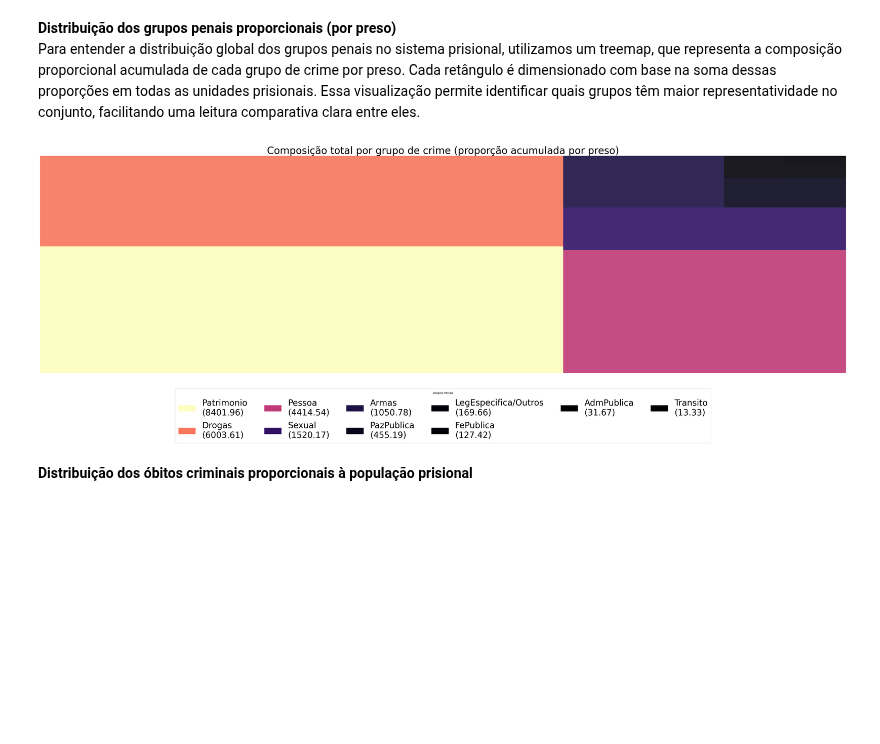
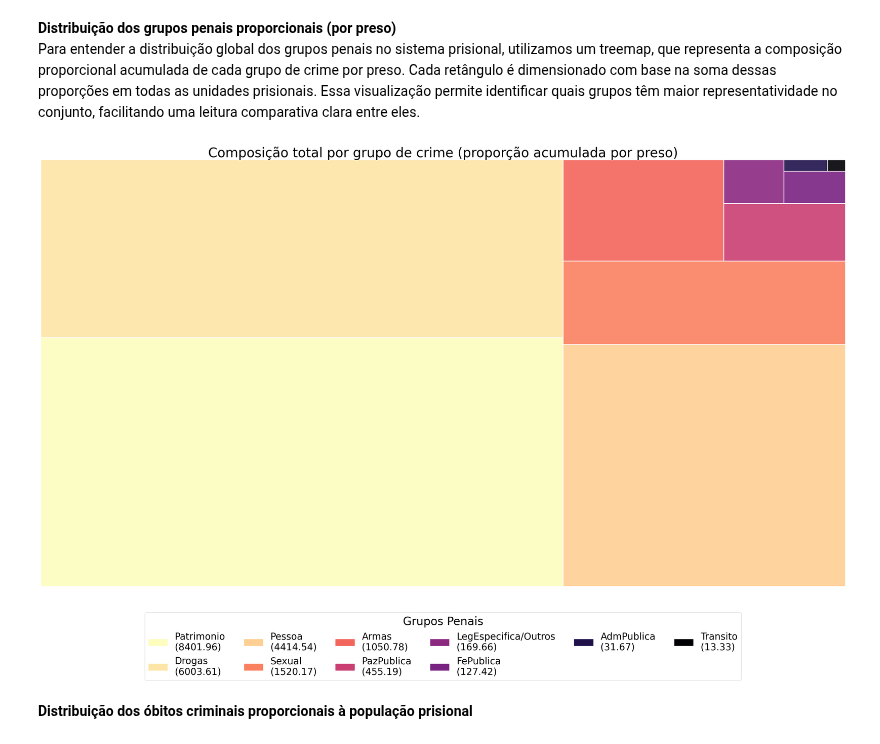
Before and after one commit to Caio-Brega/introducao-ciencia-dos-dados, a Jupyter notebook: TP_ICD.ipynb, the cells around one changed output. Saved outputs shown, nothing was run; the diff lists cells and outputs as text; code cells hidden in the pictures; blank space fills up the shorter version.

```diff
--- a/TP_ICD.ipynb
+++ b/TP_ICD.ipynb
@@ -1258,52 +1258,54 @@ LegEspecifica/Outros: 169.66
 Para entender a distribuição global dos grupos penais no sistema prisional, utilizamos um treemap, que representa a composição proporcional acumulada de cada grupo de crime por preso. Cada retângulo é dimensionado com base na soma dessas proporções em todas as unidades prisionais. Essa visualização permite identificar quais grupos têm maior representatividade no conjunto, facilitando uma leitura comparativa clara entre eles.
 # %%
 import matplotlib.patches as mpatches
-# Ordenar por valor (para deixar a visualização mais intuitiva)
+from matplotlib.colors import LogNorm
+
+# Ordenar os grupos em ordem decrescente de valor acumulado (para deixar a visualização mais intuitiva)
 soma_grupos_ordenado = dict(sorted(soma_grupos_filtrados.items(), key=lambda item: item[1], reverse=True))
 
 # Dados para o gráfico
 labels = [f"{k}\n({v:.2f})" for k, v in soma_grupos_ordenado.items()]
 sizes = list(soma_grupos_ordenado.values())
 
-# Normalizar os valores para 0–1 (para que o colormap funcione corretamente, colormaps como viridis e magma funcionam com
-#valores contínuos entre 0 e 1, e o Normalize garante isso)
-norm = plt.Normalize(min(sizes), max(sizes))
+# Aplicar normalização logarítmica aos valores para mapeamento de cores,
+# o que permite maior contraste entre grupos pequenos e grandes
+norm = LogNorm(vmin=min(sizes), vmax=max(sizes))
 
-# Por que esse colormap foi escolhido?
 cmap = plt.cm.magma
 colors = [cmap(norm(value)) for value in sizes]
 
 # Criar gráfico
-fig, ax = plt.subplots(figsize=(40, 15))
+fig, ax = plt.subplots(figsize=(30, 20))
 squarify.plot(
     sizes=sizes,
     color=colors,
     alpha=0.9,
     ax=ax,
-    text_kwargs={'fontsize': 0}  # sem rótulos no treemap
+    text_kwargs={'fontsize': 0},
+    edgecolor='white',
+    linewidth=2
 )
 plt.title("Composição total por grupo de crime (proporção acumulada por preso)", fontsize=35)
 plt.axis('off')
 
-# Criar legenda como patches
 legenda = [mpatches.Patch(color=colors[i], label=labels[i]) for i in range(len(labels))]
 
-# Adicionar legenda abaixo
 plt.legend(
     handles=legenda,
     loc='upper center',
-    bbox_to_anchor=(0.5, -0.05),  # posição abaixo do gráfico
+    bbox_to_anchor=(0.5, -0.05),
     fancybox=True,
     shadow=False,
-    ncol=6,  # ajusta o número de colunas conforme quantidade de grupos
-    fontsize=30,
-    title="Grupos Penais"
+    ncol=6,
+    fontsize=25,
+    title="Grupos Penais",
+    title_fontsize=30
 )
 
 plt.tight_layout()
 plt.show()
 # %% [output]
-[figure, old version]
+[figure, new version]
 # %% [markdown]
 **Distribuição dos óbitos criminais proporcionais à população prisional**
 # %%
```
